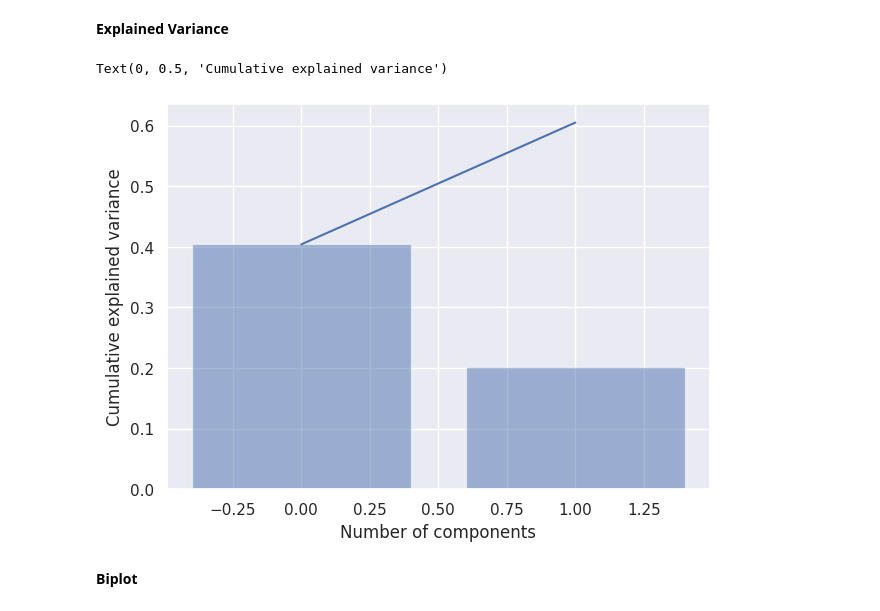
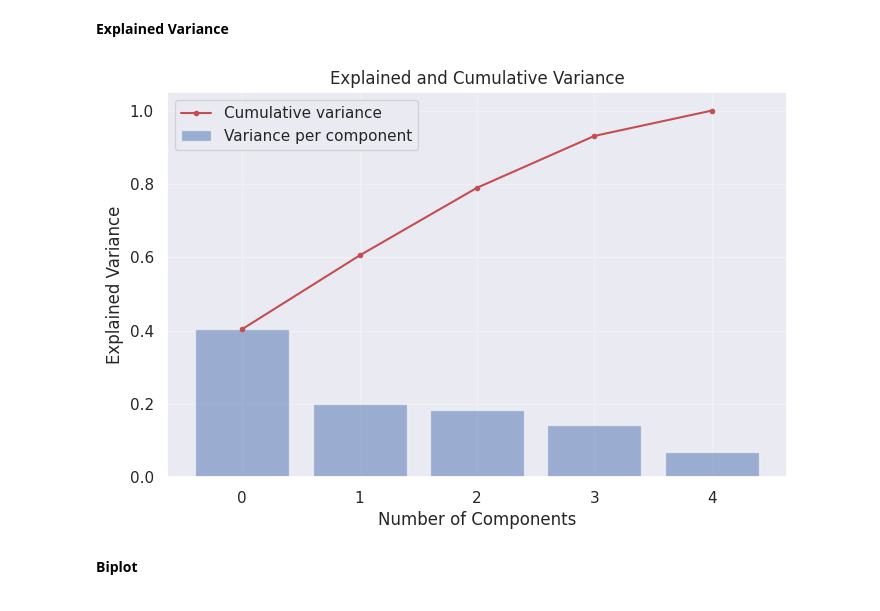
Before and after one commit to Ola-Steeve/INSE6220, a Jupyter notebook: Sample Project Classification with PyCaret.ipynb, the cells around one changed output. Cells and saved outputs as stored; diff of their text form; code cells hidden in the pictures.

```diff
--- a/Sample Project Classification with PyCaret.ipynb
+++ b/Sample Project Classification with PyCaret.ipynb
@@ -388,15 +411,23 @@ plt.show()
 # %% [markdown]
 **Explained Variance**
 # %%
-ell = pca.explained_variance_ratio_
+pca_full = PCA(n_components=None)
+pca_full.fit(X)   # X = your standardized data
+ell = pca_full.explained_variance_ratio_
 ind = np.arange(len(ell))
-plt.bar(ind, ell, align='center', alpha=0.5)
-plt.plot(np.cumsum(ell))
-plt.xlabel('Number of components')
-plt.ylabel('Cumulative explained variance')
+
+plt.figure(figsize=(8,5))
+plt.bar(ind, ell, align='center', alpha=0.5, label='Variance per component')
+plt.plot(np.cumsum(ell), 'r.-', label='Cumulative variance')
+
+plt.xlabel('Number of Components')
+plt.ylabel('Explained Variance')
+plt.title('Explained and Cumulative Variance')
+plt.legend()
+plt.grid(True, alpha=0.3)
+plt.show()
 # %% [output]
-Text(0, 0.5, 'Cumulative explained variance')
-[figure, old version]
+[figure, new version]
 # %% [markdown]
 **Biplot**
 # %%
```
Also changed, not shown: parts of 24 cells of this notebook.
